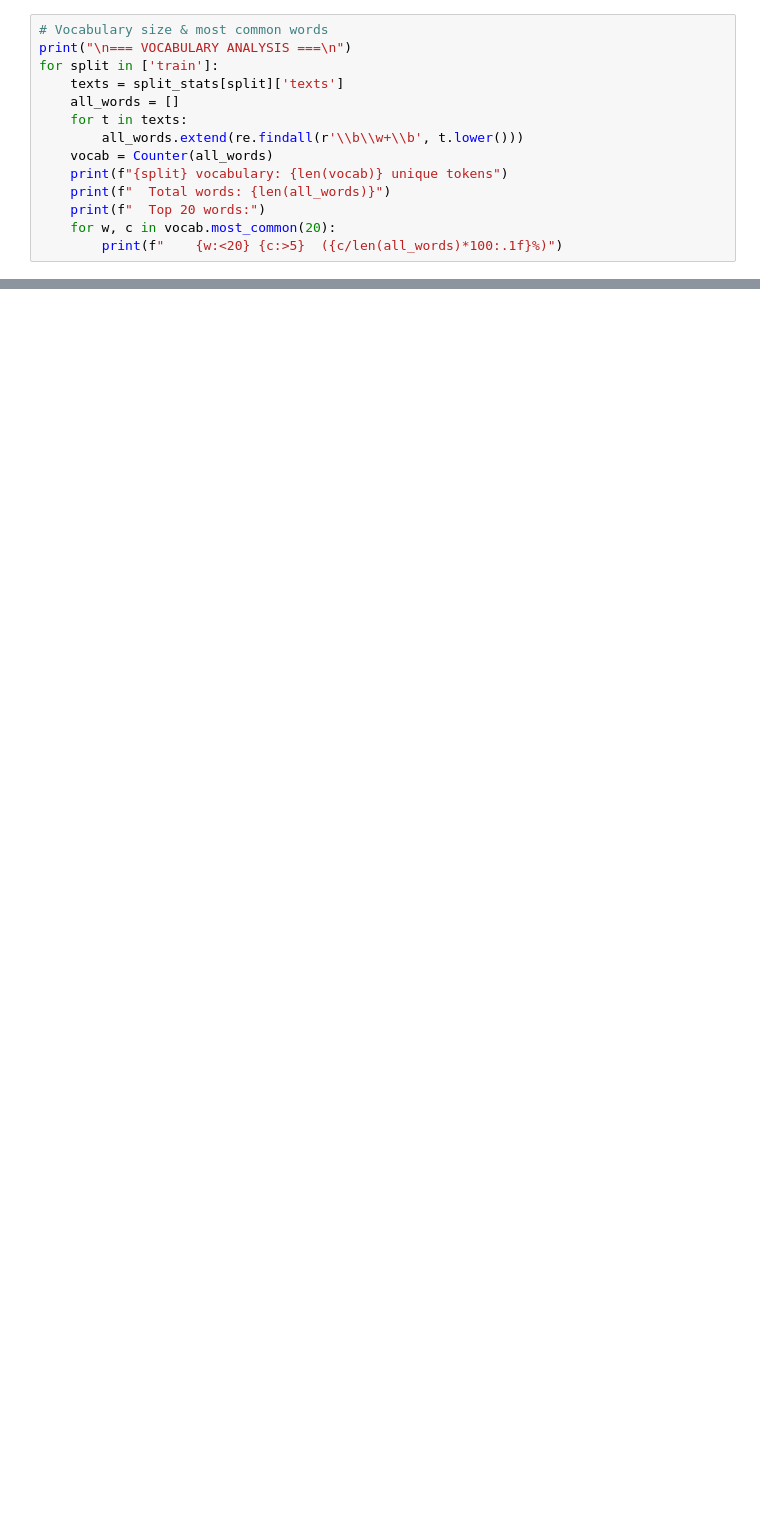
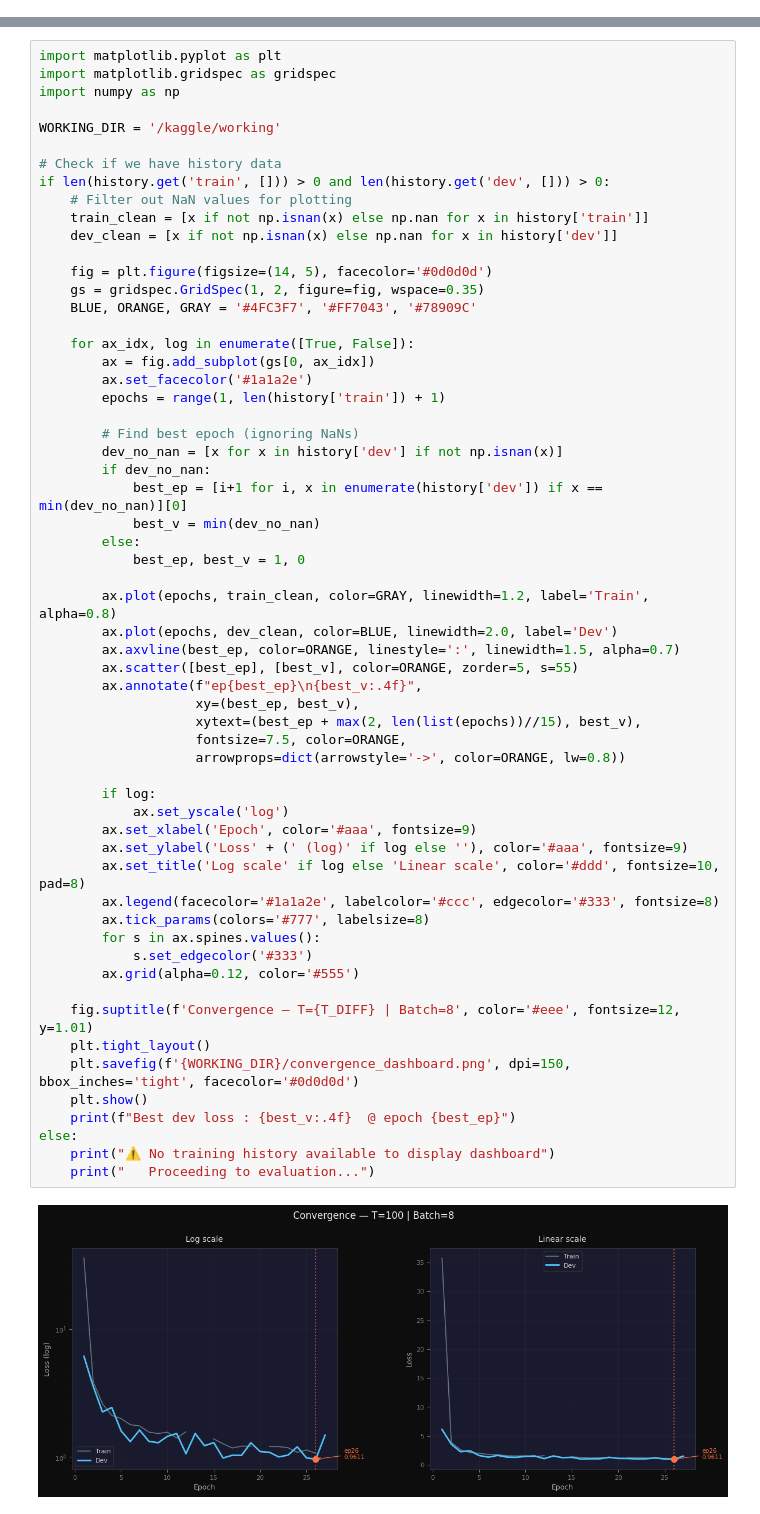
Before and after one commit to sarrazer24/sign-language-production, a Jupyter notebook: phase1_text_to_pose/notebooks/train_b.ipynb, the cells around one changed output, grey strips where cells are left out. Saved outputs shown, nothing was run; the diff lists cells and outputs as text; blank space fills up the shorter version.

Commit message:
Kaggle Notebook | train_b | Version 84

```diff
--- a/phase1_text_to_pose/notebooks/train_b.ipynb
+++ b/phase1_text_to_pose/notebooks/train_b.ipynb
@@ -137,14 +0,0 @@ test      2343     1     3    14    42   115    17.6
-# %%
-# Vocabulary size & most common words
-print("\n=== VOCABULARY ANALYSIS ===\n")
-for split in ['train']:
-    texts = split_stats[split]['texts']
-    all_words = []
-    for t in texts:
-        all_words.extend(re.findall(r'\\b\\w+\\b', t.lower()))
-    vocab = Counter(all_words)
-    print(f"{split} vocabulary: {len(vocab)} unique tokens")
-    print(f"  Total words: {len(all_words)}")
-    print(f"  Top 20 words:")
-    for w, c in vocab.most_common(20):
-        print(f"    {w:<20} {c:>5}  ({c/len(all_words)*100:.1f}%)")
@@ -738,0 +1057,61 @@ TEXT–POSE CORRELATION:
+# %%
+import matplotlib.pyplot as plt
+import matplotlib.gridspec as gridspec
+import numpy as np
+
+WORKING_DIR = '/kaggle/working'
+
+# Check if we have history data
+if len(history.get('train', [])) > 0 and len(history.get('dev', [])) > 0:
+    # Filter out NaN values for plotting
+    train_clean = [x if not np.isnan(x) else np.nan for x in history['train']]
+    dev_clean = [x if not np.isnan(x) else np.nan for x in history['dev']]
+
+    fig = plt.figure(figsize=(14, 5), facecolor='#0d0d0d')
+    gs = gridspec.GridSpec(1, 2, figure=fig, wspace=0.35)
+    BLUE, ORANGE, GRAY = '#4FC3F7', '#FF7043', '#78909C'
+
+    for ax_idx, log in enumerate([True, False]):
+        ax = fig.add_subplot(gs[0, ax_idx])
+        ax.set_facecolor('#1a1a2e')
+        epochs = range(1, len(history['train']) + 1)
+
+        # Find best epoch (ignoring NaNs)
+        dev_no_nan = [x for x in history['dev'] if not np.isnan(x)]
+        if dev_no_nan:
+            best_ep = [i+1 for i, x in enumerate(history['dev']) if x == min(dev_no_nan)][0]
+            best_v = min(dev_no_nan)
+        else:
+            best_ep, best_v = 1, 0
+
+        ax.plot(epochs, train_clean, color=GRAY, linewidth=1.2, label='Train', alpha=0.8)
+        ax.plot(epochs, dev_clean, color=BLUE, linewidth=2.0, label='Dev')
+        ax.axvline(best_ep, color=ORANGE, linestyle=':', linewidth=1.5, alpha=0.7)
+        ax.scatter([best_ep], [best_v], color=ORANGE, zorder=5, s=55)
+        ax.annotate(f"ep{best_ep}\n{best_v:.4f}",
+                    xy=(best_ep, best_v),
+                    xytext=(best_ep + max(2, len(list(epochs))//15), best_v),
+                    fontsize=7.5, color=ORANGE,
+                    arrowprops=dict(arrowstyle='->', color=ORANGE, lw=0.8))
+
+        if log:
+            ax.set_yscale('log')
+        ax.set_xlabel('Epoch', color='#aaa', fontsize=9)
+        ax.set_ylabel('Loss' + (' (log)' if log else ''), color='#aaa', fontsize=9)
+        ax.set_title('Log scale' if log else 'Linear scale', color='#ddd', fontsize=10, pad=8)
+        ax.legend(facecolor='#1a1a2e', labelcolor='#ccc', edgecolor='#333', fontsize=8)
+        ax.tick_params(colors='#777', labelsize=8)
+        for s in ax.spines.values():
+            s.set_edgecolor('#333')
+        ax.grid(alpha=0.12, color='#555')
+
+    fig.suptitle(f'Convergence — T={T_DIFF} | Batch=8', color='#eee', fontsize=12, y=1.01)
+    plt.tight_layout()
+    plt.savefig(f'{WORKING_DIR}/convergence_dashboard.png', dpi=150, bbox_inches='tight', facecolor='#0d0d0d')
+    plt.show()
+    print(f"Best dev loss : {best_v:.4f}  @ epoch {best_ep}")
+else:
+    print("⚠️ No training history available to display dashboard")
+    print("   Proceeding to evaluation...")
+# %% [output]
+[figure, added]
```
Also changed, not shown: parts of 65 cells of this notebook.
